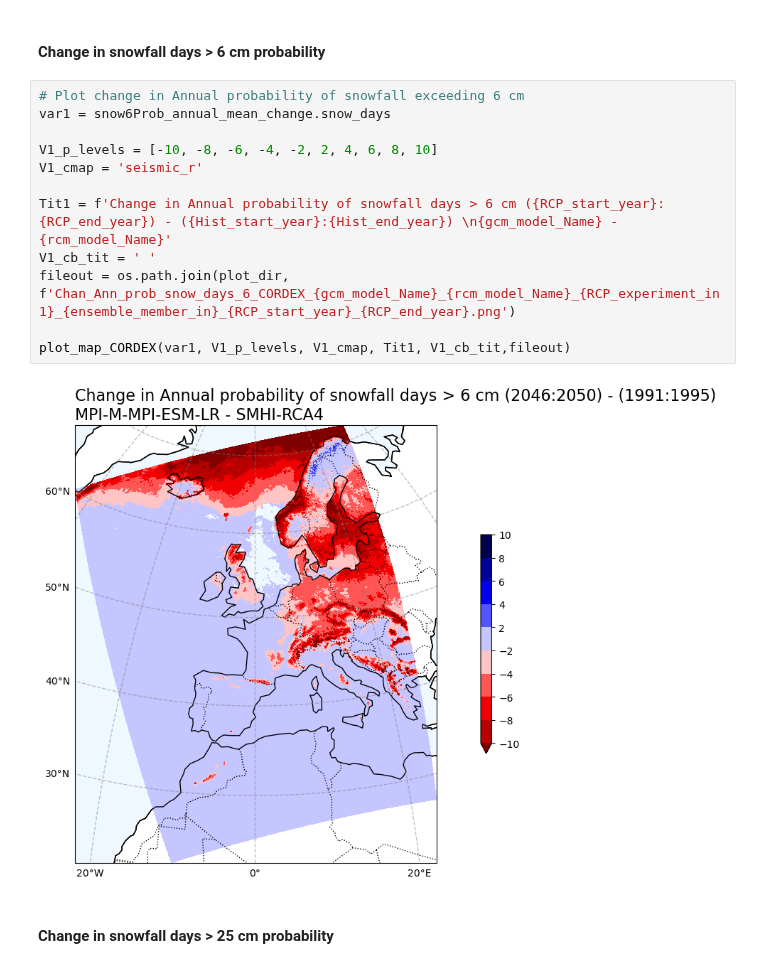
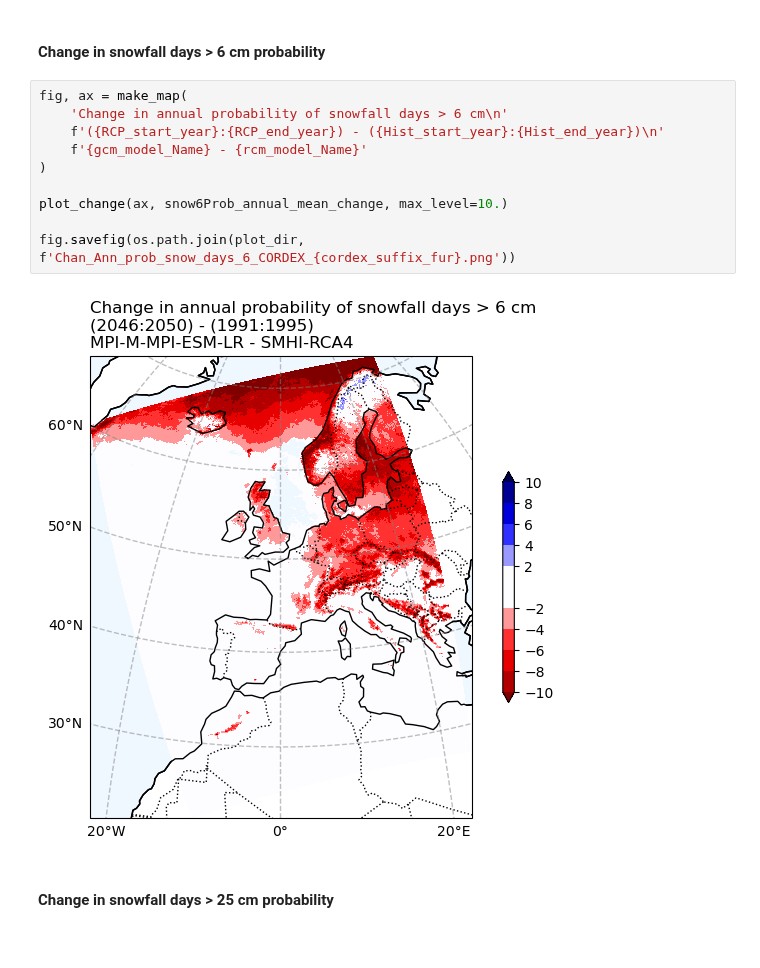
Before and after one commit to CLIMAAX/SNOW, a Jupyter notebook: 01_Heavy_snowfall_and_blizzards/Risk_assessment_SNOW_BLIZZARDS.ipynb, the cells around one changed output. Drawn from its saved outputs; the diff is of its cells as text.

```diff
--- a/01_Heavy_snowfall_and_blizzards/Risk_assessment_SNOW_BLIZZARDS.ipynb
+++ b/01_Heavy_snowfall_and_blizzards/Risk_assessment_SNOW_BLIZZARDS.ipynb
@@ -318,18 +322,16 @@ plot_map_CORDEX(var1, V1_p_levels, V1_cmap, Tit1, V1_cb_tit,fileout)
 # %% [markdown]
 #### Change in snowfall days > 6 cm probability
-# %%
-# Plot change in Annual probability of snowfall exceeding 6 cm
-var1 = snow6Prob_annual_mean_change.snow_days
-
-V1_p_levels = [-10, -8, -6, -4, -2, 2, 4, 6, 8, 10]
-V1_cmap = 'seismic_r'
-
-Tit1 = f'Change in Annual probability of snowfall days > 6 cm ({RCP_start_year}:{RCP_end_year}) - ({Hist_start_year}:{Hist_end_year}) \n{gcm_model_Name} - {rcm_model_Name}'
-V1_cb_tit = ' '
-fileout = os.path.join(plot_dir, f'Chan_Ann_prob_snow_days_6_CORDEX_{gcm_model_Name}_{rcm_model_Name}_{RCP_experiment_in1}_{ensemble_member_in}_{RCP_start_year}_{RCP_end_year}.png')
-
-plot_map_CORDEX(var1, V1_p_levels, V1_cmap, Tit1, V1_cb_tit,fileout)
-# %% [output]
-[figure, removed]
+# %%
+fig, ax = make_map(
+    'Change in annual probability of snowfall days > 6 cm\n'
+    f'({RCP_start_year}:{RCP_end_year}) - ({Hist_start_year}:{Hist_end_year})\n'
+    f'{gcm_model_Name} - {rcm_model_Name}'
+)
+
+plot_change(ax, snow6Prob_annual_mean_change, max_level=10.)
+
+fig.savefig(os.path.join(plot_dir, f'Chan_Ann_prob_snow_days_6_CORDEX_{cordex_suffix_fur}.png'))
+# %% [output]
+[figure, added]
 # %% [markdown]
 #### Change in snowfall days > 25 cm probability
```
Also changed, not shown: parts of 9 cells of this notebook.
